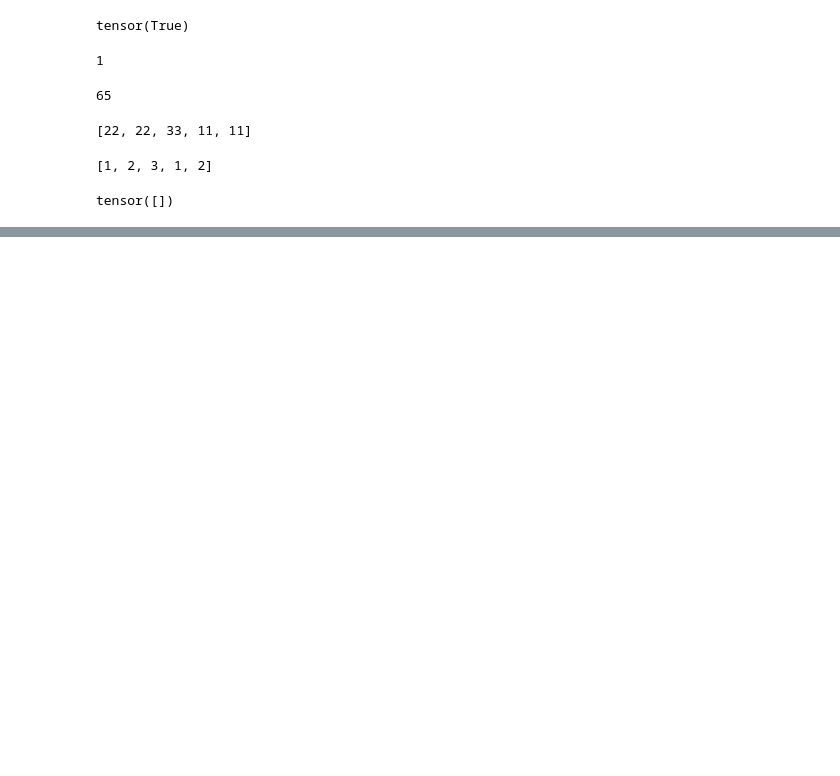
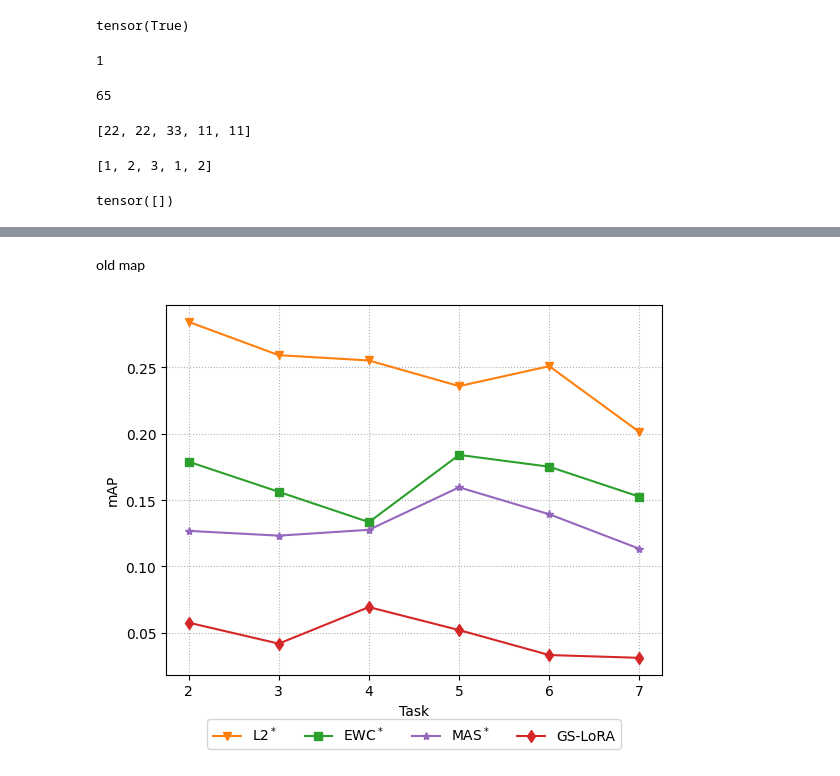
Before and after one commit to bjzhb666/GS-LoRA, a Jupyter notebook: Face-Transformer/test.ipynb, the cells around one changed output, grey strips where cells are left out. Saved outputs shown, nothing was run; the diff lists cells and outputs as text; code cells hidden in the pictures; blank space fills up the shorter version.

```diff
--- a/Face-Transformer/test.ipynb
+++ b/Face-Transformer/test.ipynb
@@ -661,0 +798,42 @@ tensor([])
+# %% [markdown]
+old map
+# %%
+before = [0.4392, 0.4145, 0.4452, 0.4774, 0.5183, 0.4032, 0.4254]
+ours = [0.0347, 0.0394, 0.0777, 0.0688, 0.0020, 0.0133, 0.0284]
+L2 = [0.2131, 0.2409, 0.2646, 0.3215, 0.2836, 0.2576, 0.2694]
+EWC = [0.1266, 0.1185, 0.1590, 0.1218, 0.2118, 0.1925, 0.2007]
+MAS = [0.1186, 0.0720, 0.1150, 0.1075, 0.2326, 0.1170, 0.1394]
+import matplotlib.pyplot as plt
+
+# 数据
+x = range(2, 8)  # x轴数据
+#before = [0.4392, 0.4145, 0.4452, 0.4774, 0.5183, 0.4032, 0.4254]
+
+ours = [0.0577, 0.0419, 0.0694, 0.0521, 0.0333, 0.0312]
+L2= [0.2842, 0.2591, 0.2551, 0.2358, 0.2508, 0.2012]
+EWC = [0.1789, 0.1562, 0.1334, 0.1840, 0.1751, 0.1525]
+MAS = [0.1268, 0.1232, 0.1276, 0.1596, 0.1393, 0.1133]
+
+
+# 绘制折线图
+# plt.plot(x, before, marker='o', label='Baseline',linestyle=':',color='#1f77b4')
+plt.plot(x, L2, marker='v', label=r'L2$^*$',color='#ff7f0e')
+plt.plot(x, EWC, marker='s', label=r'EWC$^*$',color='#2ca02c')
+plt.plot(x, MAS, marker='*', label=r'MAS$^*$',color='#9467bd')#9467bd
+plt.plot(x, ours, marker='d', label='GS-LoRA',color='#d62728')
+
+# 添加标题和图注
+# plt.title('Comparison of mAP for remained classes')
+plt.xlabel('Task')
+plt.ylabel('mAP')
+# 显示网格
+plt.grid(True, linestyle=':', alpha=1)
+# 显示图例
+plt.legend(ncol=4, loc='lower center',bbox_to_anchor=(0.5, -0.22))
+# 显示图形
+# 单独将图例保存为PDF
+plt.savefig('old.pdf', bbox_inches='tight', dpi=1200)
+# 显示图形
+plt.show()
+# %% [output]
+[figure, added]
```
Also changed, not shown: parts of 13 cells of this notebook, 16 other files.
